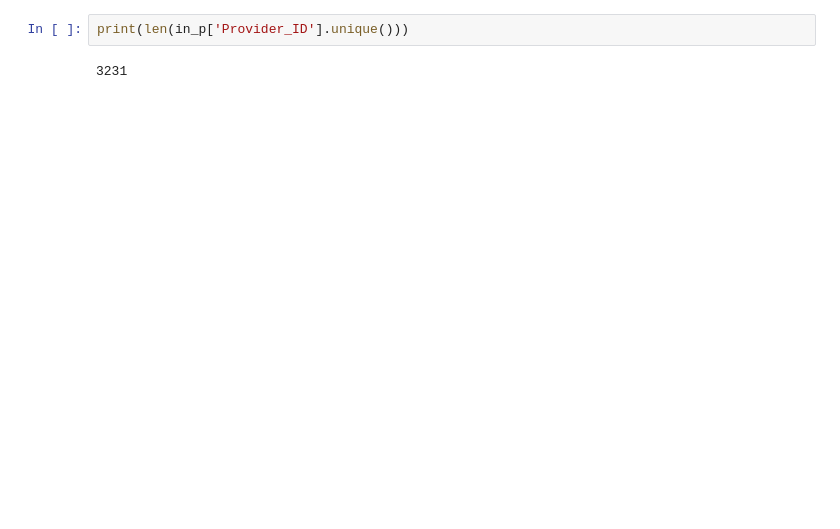
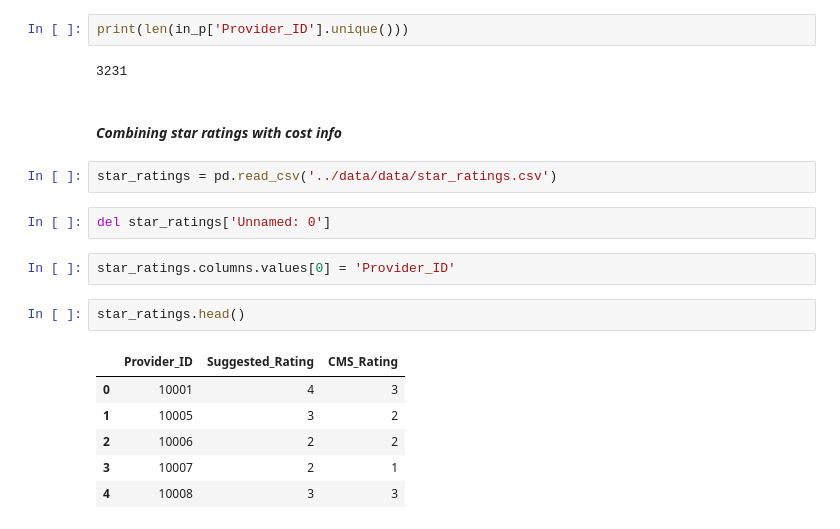
Before and after one commit to carmijh0/Reimplementation_of_2016_CMS_Hospital_Star_Rating_Methodology, a Jupyter notebook: Capstone.ipynb, the cells around one changed output. Cells and saved outputs as stored; diff of their text form; blank space fills up the shorter version.

```diff
--- a/Capstone.ipynb
+++ b/Capstone.ipynb
@@ -330,3 +273,20 @@ Index(['DRG', 'Provider_ID', 'Provider_Name', 'Provider_Address',
 print(len(in_p['Provider_ID'].unique()))
 # %% [output]
 3231
+# %% [markdown]
+#### _Combining star ratings with cost info_
+# %%
+star_ratings = pd.read_csv('../data/data/star_ratings.csv')
+# %%
+del star_ratings['Unnamed: 0']
+# %%
+star_ratings.columns.values[0] = 'Provider_ID'
+# %%
+star_ratings.head()
+# %% [output]
+|  | Provider_ID | Suggested_Rating | CMS_Rating |
+| 0 | 10001 | 4 | 3 |
+| 1 | 10005 | 3 | 2 |
+| 2 | 10006 | 2 | 2 |
+| 3 | 10007 | 2 | 1 |
+| 4 | 10008 | 3 | 3 |
```
Also changed, not shown: parts of 20 cells of this notebook, 2 other files.
